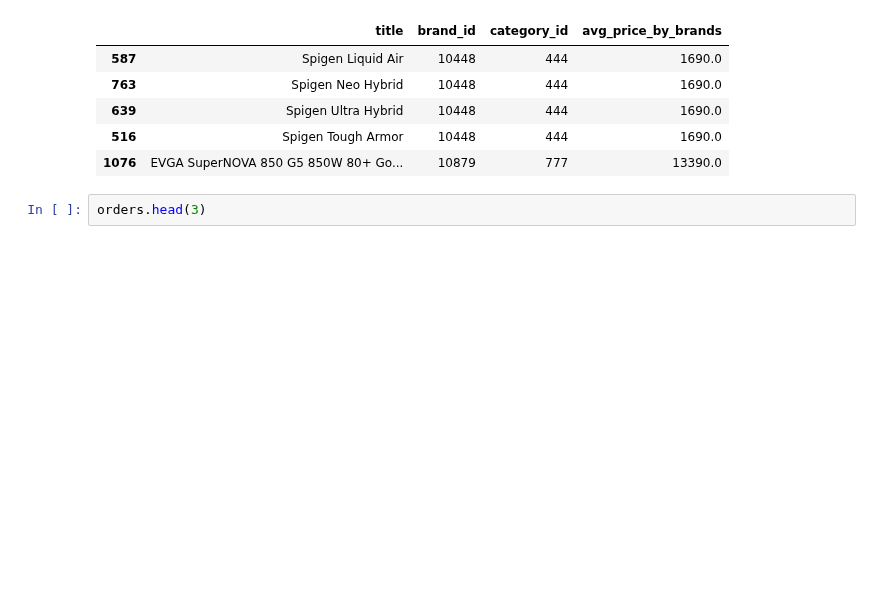
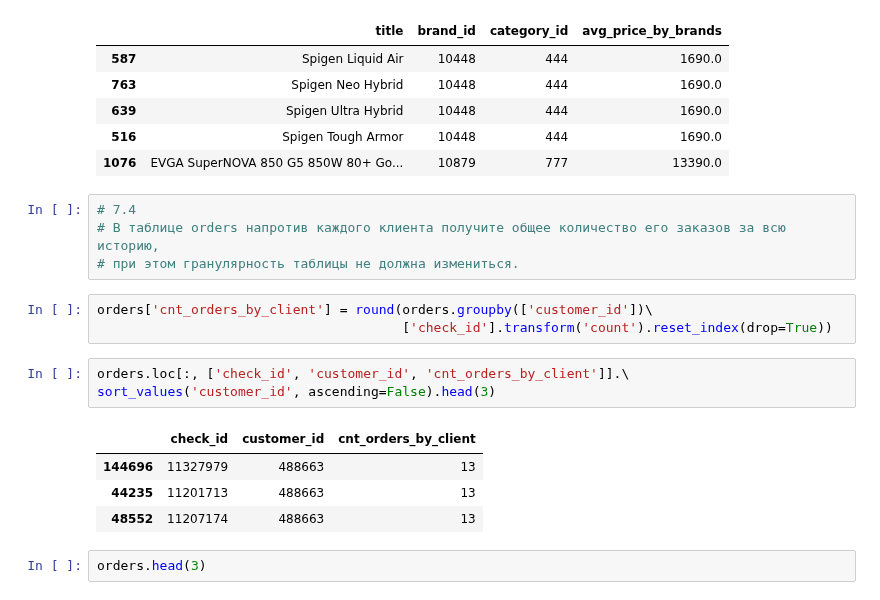
Before and after one commit to Putinka1993/notes, a Jupyter notebook: jupyter notebook/Konstantin.ipynb, the cells around one changed output. Cells and saved outputs as stored; diff of their text form; blank space fills up the shorter version.

```diff
--- a/jupyter notebook/Konstantin.ipynb
+++ b/jupyter notebook/Konstantin.ipynb
@@ -854,6 +854,21 @@ products.loc[:, ['title', 'brand_id', 'category_id', 'avg_price_by_brands']].sor
 | 639 | Spigen Ultra Hybrid | 10448 | 444 | 1690.0 |
 | 516 | Spigen Tough Armor | 10448 | 444 | 1690.0 |
 | 1076 | EVGA SuperNOVA 850 G5 850W 80+ Go... | 10879 | 777 | 13390.0 |
+# %%
+# 7.4
+# В таблице orders напротив каждого клиента получите общее количество его заказов за всю историю,
+# при этом гранулярность таблицы не должна измениться.
+# %%
+orders['cnt_orders_by_client'] = round(orders.groupby(['customer_id'])\
+                                       ['check_id'].transform('count').reset_index(drop=True))
+# %%
+orders.loc[:, ['check_id', 'customer_id', 'cnt_orders_by_client']].\
+sort_values('customer_id', ascending=False).head(3)
+# %% [output]
+|  | check_id | customer_id | cnt_orders_by_client |
+| 144696 | 11327979 | 488663 | 13 |
+| 44235 | 11201713 | 488663 | 13 |
+| 48552 | 11207174 | 488663 | 13 |
 # %%
 orders.head(3)
 # %% [output]
```
